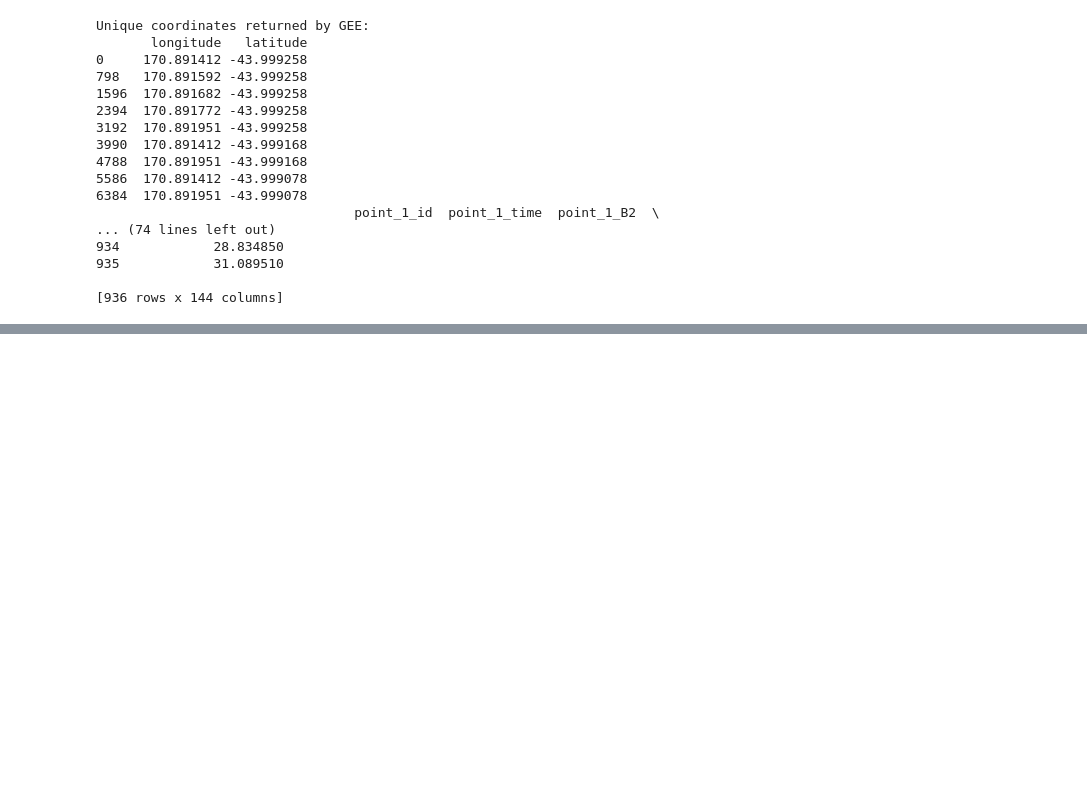
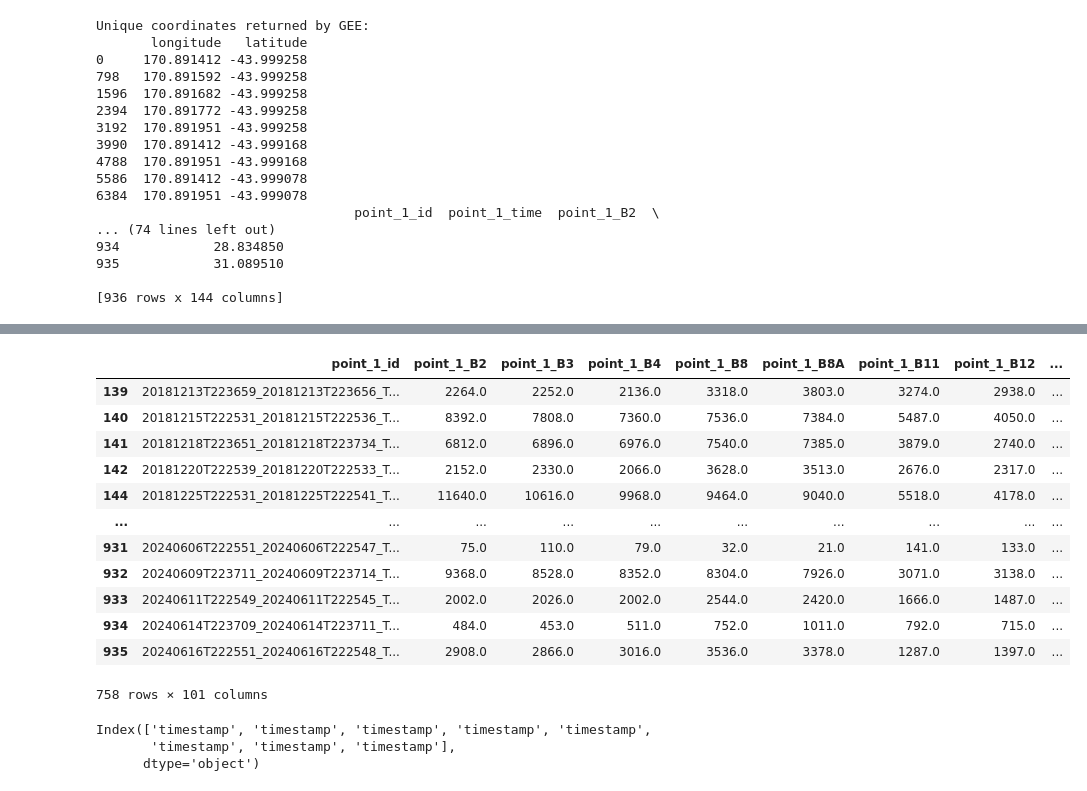
Before and after one commit to zhouhao-matt/CodeWorks, a Jupyter notebook: 69660_New/Improved_GEE_Extraction.ipynb, the cells around one changed output, grey strips where cells are left out. Drawn from its saved outputs; the diff is of its cells as text; code cells hidden in the pictures; blank space fills up the shorter version.

```diff
--- a/69660_New/Improved_GEE_Extraction.ipynb
+++ b/69660_New/Improved_GEE_Extraction.ipynb
@@ -936,0 +192,16 @@ final_df.to_csv('improved_sentinel2_extraction.csv', index=False)
+# %%
+cleaned_df
+# %% [output]
+|  | point_1_id | point_1_B2 | point_1_B3 | point_1_B4 | point_1_B8 | point_1_B8A | point_1_B11 | point_1_B12 | ... |
+| 139 | 20181213T223659_20181213T223656_T... | 2264.0 | 2252.0 | 2136.0 | 3318.0 | 3803.0 | 3274.0 | 2938.0 | ... |
+| 140 | 20181215T222531_20181215T222536_T... | 8392.0 | 7808.0 | 7360.0 | 7536.0 | 7384.0 | 5487.0 | 4050.0 | ... |
+| 141 | 20181218T223651_20181218T223734_T... | 6812.0 | 6896.0 | 6976.0 | 7540.0 | 7385.0 | 3879.0 | 2740.0 | ... |
+| 142 | 20181220T222539_20181220T222533_T... | 2152.0 | 2330.0 | 2066.0 | 3628.0 | 3513.0 | 2676.0 | 2317.0 | ... |
+| 144 | 20181225T222531_20181225T222541_T... | 11640.0 | 10616.0 | 9968.0 | 9464.0 | 9040.0 | 5518.0 | 4178.0 | ... |
+| ... | ... | ... | ... | ... | ... | ... | ... | ... | ... |
+| 931 | 20240606T222551_20240606T222547_T... | 75.0 | 110.0 | 79.0 | 32.0 | 21.0 | 141.0 | 133.0 | ... |
+| 932 | 20240609T223711_20240609T223714_T... | 9368.0 | 8528.0 | 8352.0 | 8304.0 | 7926.0 | 3071.0 | 3138.0 | ... |
+| 933 | 20240611T222549_20240611T222545_T... | 2002.0 | 2026.0 | 2002.0 | 2544.0 | 2420.0 | 1666.0 | 1487.0 | ... |
+| 934 | 20240614T223709_20240614T223711_T... | 484.0 | 453.0 | 511.0 | 752.0 | 1011.0 | 792.0 | 715.0 | ... |
+| 935 | 20240616T222551_20240616T222548_T... | 2908.0 | 2866.0 | 3016.0 | 3536.0 | 3378.0 | 1287.0 | 1397.0 | ... |
+758 rows × 101 columns
@@ -936,0 +212,6 @@ final_df.to_csv('improved_sentinel2_extraction.csv', index=False)
+# %%
+cols_to_drop
+# %% [output]
+Index(['timestamp', 'timestamp', 'timestamp', 'timestamp', 'timestamp',
+       'timestamp', 'timestamp', 'timestamp'],
+      dtype='object')
```
Also changed, not shown: parts of 15 cells of this notebook, 2 other files.
